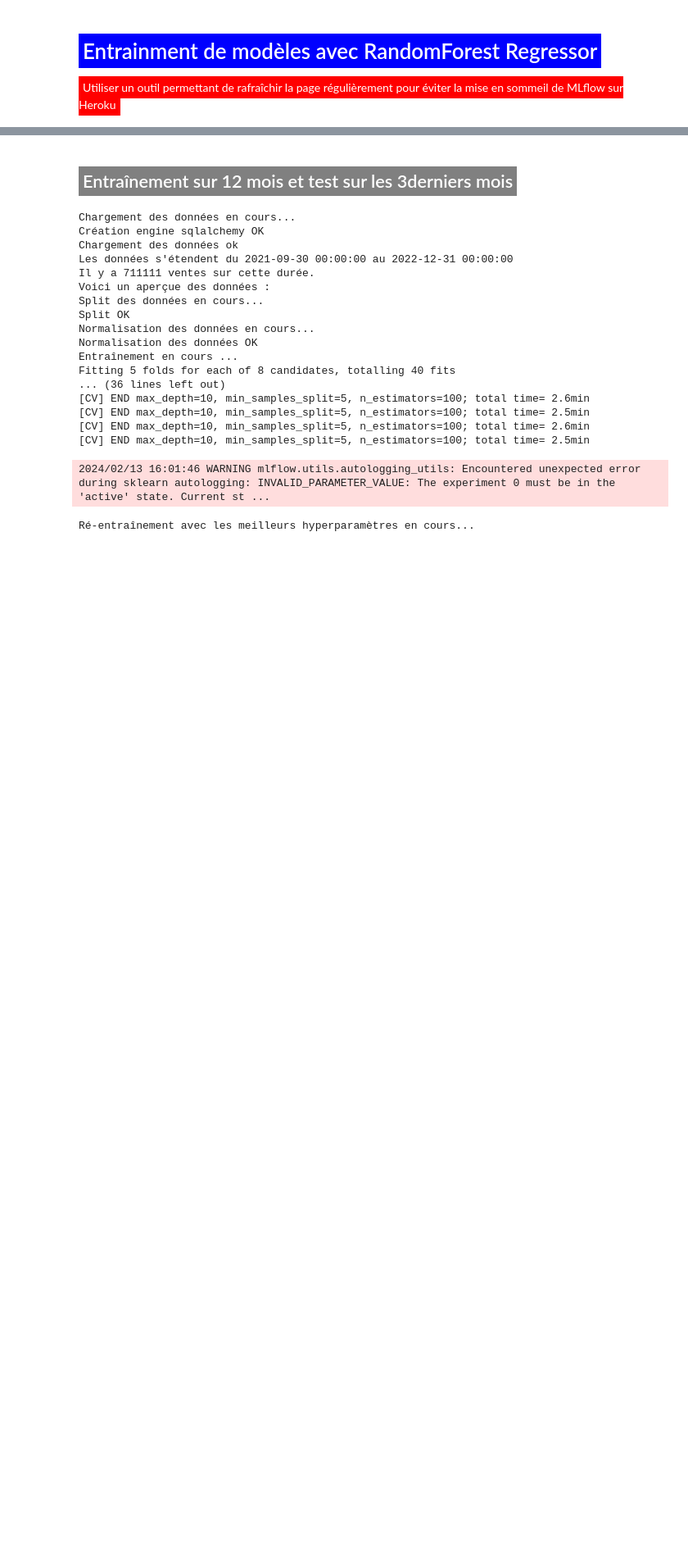
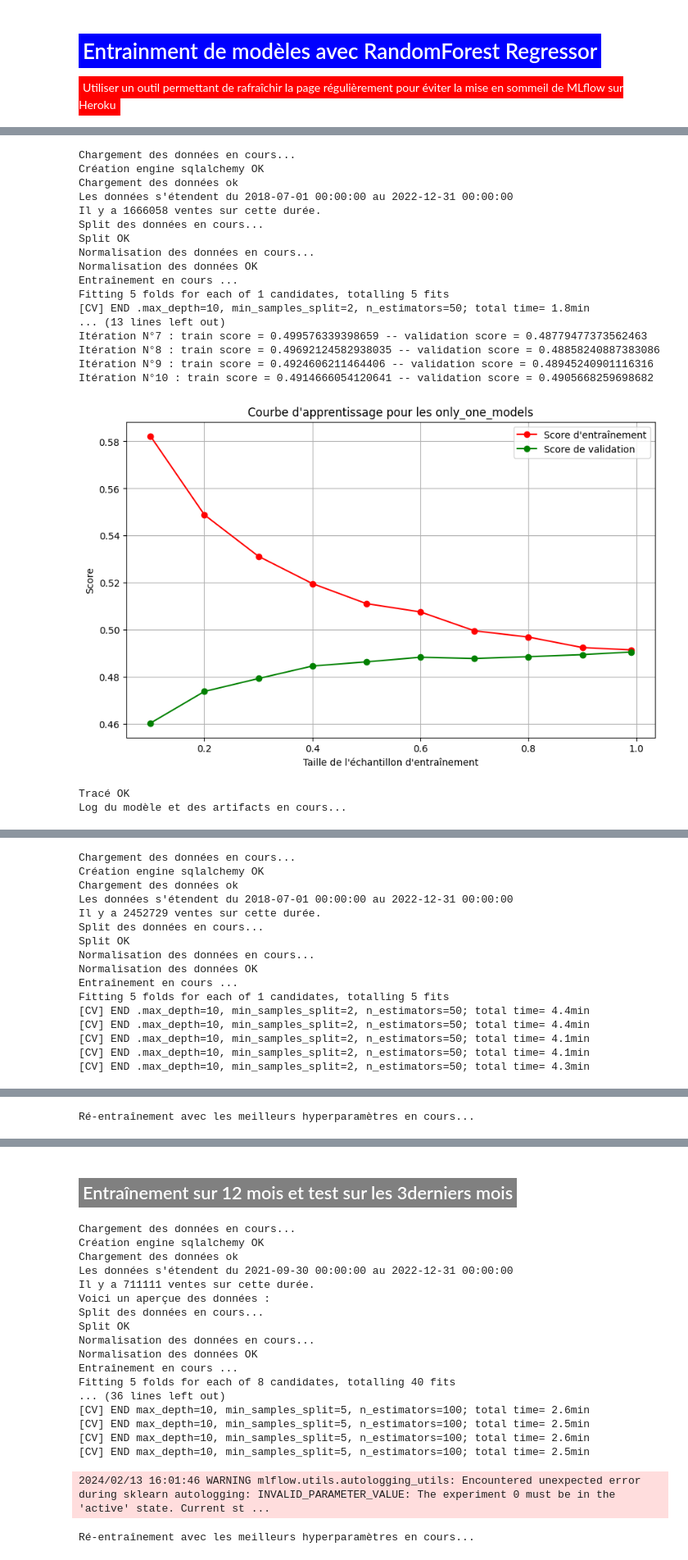
Before and after one commit to Kevin-Le-Grand/certif_app_immo, a Jupyter notebook: model/train_randomforest.ipynb, the cells around one changed output, grey strips where cells are left out. Shown at 82% size. Saved outputs shown, nothing was run; the diff lists cells and outputs as text; code cells hidden in the pictures; blank space fills up the shorter version.

```diff
--- a/model/train_randomforest.ipynb
+++ b/model/train_randomforest.ipynb
@@ -36,34 +138,57 @@ for type_de_bien in ["Appartement","Maison"]:
     df = loading_data(query)
     print(f"Les données s'étendent du {df['DATE_MUTATION'].min()} au {df['DATE_MUTATION'].max()}")
     print(f"Il y a {df.shape[0]} ventes sur cette durée.")
 
     # Split des données
     X_train,y_train, X_test, y_test = split(df)
 
     # Labellisation et standardisation
     X_train,X_test,encoders,scalers =  encod_scal(X_train,X_test)
 
     # Entraînement du modèle
     param_grid = {
         'n_estimators': [50],
         'max_depth': [10],
         'min_samples_split': [2]
     }
     cv=5
     model, best_params = train_model_randomforest(X_train,y_train, param_grid, cv)
 
-    # Affichage et enregistrement de la learning curve
-    image_path = plot_learning_curve(RandomForestRegressor(**best_params), run_name, X_train, y_train)
 
     # Sauvegarde avec MLflow
     uri_tracking = "https://mlflowimmoappkevleg-737621d410d0.herokuapp.com/"
     experiment_name = "RandomForestRegressor_all_datas_region_time"
-    run_name = type_de_bien
-    model_name = f"RFR_all_datas_{type_de_bien}"
+    run_name = "only_one_model"
+    model_name = f"RFR_all_datas_only_one_model"
+
+    # Affichage et enregistrement de la learning curve
+    image_path = plot_learning_curve(RandomForestRegressor(**best_params), run_name, X_train, y_train)
+
     log_mlflow(uri_tracking,
            experiment_name, run_name,
             best_params,
             model, model_name,
             X_test, y_test,
             encoders,scalers,
             image_path)
+# %% [output]
+Chargement des données en cours...
+Création engine sqlalchemy OK
+Chargement des données ok
+Les données s'étendent du 2018-07-01 00:00:00 au 2022-12-31 00:00:00
+Il y a 1666058 ventes sur cette durée.
+Split des données en cours...
+Split OK
+Normalisation des données en cours...
+Normalisation des données OK
+Entraînement en cours ...
+Fitting 5 folds for each of 1 candidates, totalling 5 fits
+[CV] END .max_depth=10, min_samples_split=2, n_estimators=50; total time= 1.8min
+... (13 lines left out)
+Itération N°7 : train score = 0.499576339398659 -- validation score = 0.48779477373562463
+Itération N°8 : train score = 0.49692124582938035 -- validation score = 0.48858240887383086
+Itération N°9 : train score = 0.4924606211464406 -- validation score = 0.48945240901116316
+Itération N°10 : train score = 0.4914666054120641 -- validation score = 0.4905668259698682
+[figure, added]
+Tracé OK
+Log du modèle et des artifacts en cours...
@@ -69,0 +198,16 @@ for type_de_bien in ["Appartement","Maison"]:
+Chargement des données en cours...
+Création engine sqlalchemy OK
+Chargement des données ok
+Les données s'étendent du 2018-07-01 00:00:00 au 2022-12-31 00:00:00
+Il y a 2452729 ventes sur cette durée.
+Split des données en cours...
+Split OK
+Normalisation des données en cours...
+Normalisation des données OK
+Entraînement en cours ...
+Fitting 5 folds for each of 1 candidates, totalling 5 fits
+[CV] END .max_depth=10, min_samples_split=2, n_estimators=50; total time= 4.4min
+[CV] END .max_depth=10, min_samples_split=2, n_estimators=50; total time= 4.4min
+[CV] END .max_depth=10, min_samples_split=2, n_estimators=50; total time= 4.1min
+[CV] END .max_depth=10, min_samples_split=2, n_estimators=50; total time= 4.1min
+[CV] END .max_depth=10, min_samples_split=2, n_estimators=50; total time= 4.3min
@@ -69,0 +215 @@ for type_de_bien in ["Appartement","Maison"]:
+Ré-entraînement avec les meilleurs hyperparamètres en cours...
```
Also changed, not shown: parts of 7 cells of this notebook, 1 other file.
